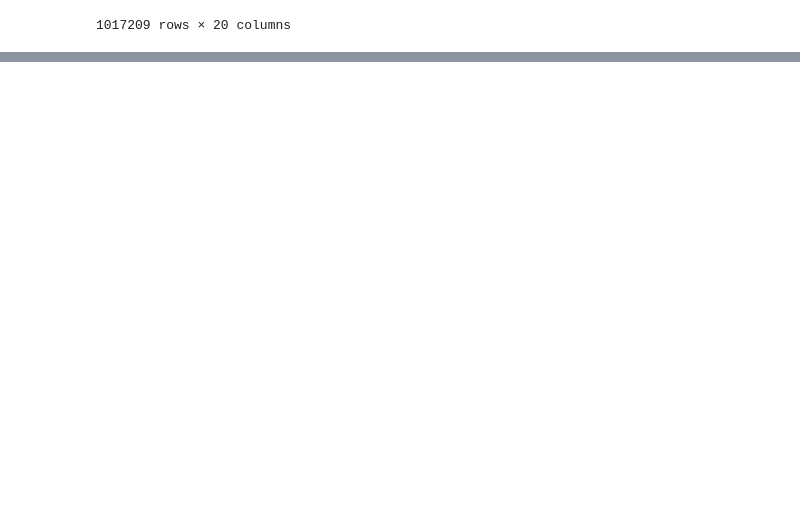
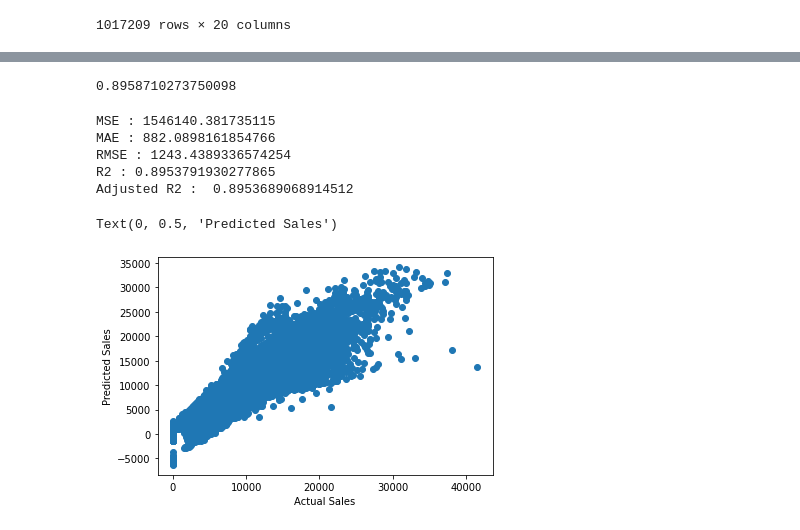
Before and after one commit to Shyamsundarkanaka/Rossmann-Sales-Prediction, a Jupyter notebook: Rossmann_Sales_Prediction_Capstone_Project.ipynb, the cells around one changed output, grey strips where cells are left out. Saved outputs shown, nothing was run; the diff lists cells and outputs as text; code cells hidden in the pictures; blank space fills up the shorter version.

```diff
--- a/Rossmann_Sales_Prediction_Capstone_Project.ipynb
+++ b/Rossmann_Sales_Prediction_Capstone_Project.ipynb
@@ -1012,0 +1020,2 @@ y
+# %%
+X_train,X_test,y_train,y_test = train_test_split(X,y,test_size=0.2,random_state=0)
@@ -1012,0 +1026,3 @@ y
+# %%
+Linear_reg = LinearRegression()
+Linear_reg.fit(X_train,y_train)
@@ -1012,0 +1041,6 @@ y
+# %%
+Linear_reg.score(X_train,y_train)
+# %% [output]
+0.8958710273750098
+# %%
+y_pred = Linear_reg.predict(X_test)
@@ -1012,0 +1051,28 @@ y
+# %%
+# Evalute Linear Regression model
+
+MSE  = mean_squared_error(y_test, y_pred)
+print("MSE :" , MSE)
+
+MAE=mean_absolute_error(y_test, y_pred)
+print("MAE :" ,MAE)
+
+RMSE = np.sqrt(MSE)
+print("RMSE :" ,RMSE)
+
+r2 = r2_score(y_test, y_pred)
+print("R2 :" ,r2)
+print("Adjusted R2 : ",1-(1-r2_score(y_test, y_pred))*((X_test.shape[0]-1)/(X_test.shape[0]-X_test.shape[1]-1)))
+# %% [output]
+MSE : 1546140.381735115
+MAE : 882.0898161854766
+RMSE : 1243.4389336574254
+R2 : 0.8953791930277865
+Adjusted R2 :  0.8953689068914512
+# %%
+plt.scatter(y_test,y_pred)
+plt.xlabel('Actual Sales')
+plt.ylabel('Predicted Sales')
+# %% [output]
+Text(0, 0.5, 'Predicted Sales')
+[figure, added]
```
Also changed, not shown: parts of 41 cells of this notebook.
